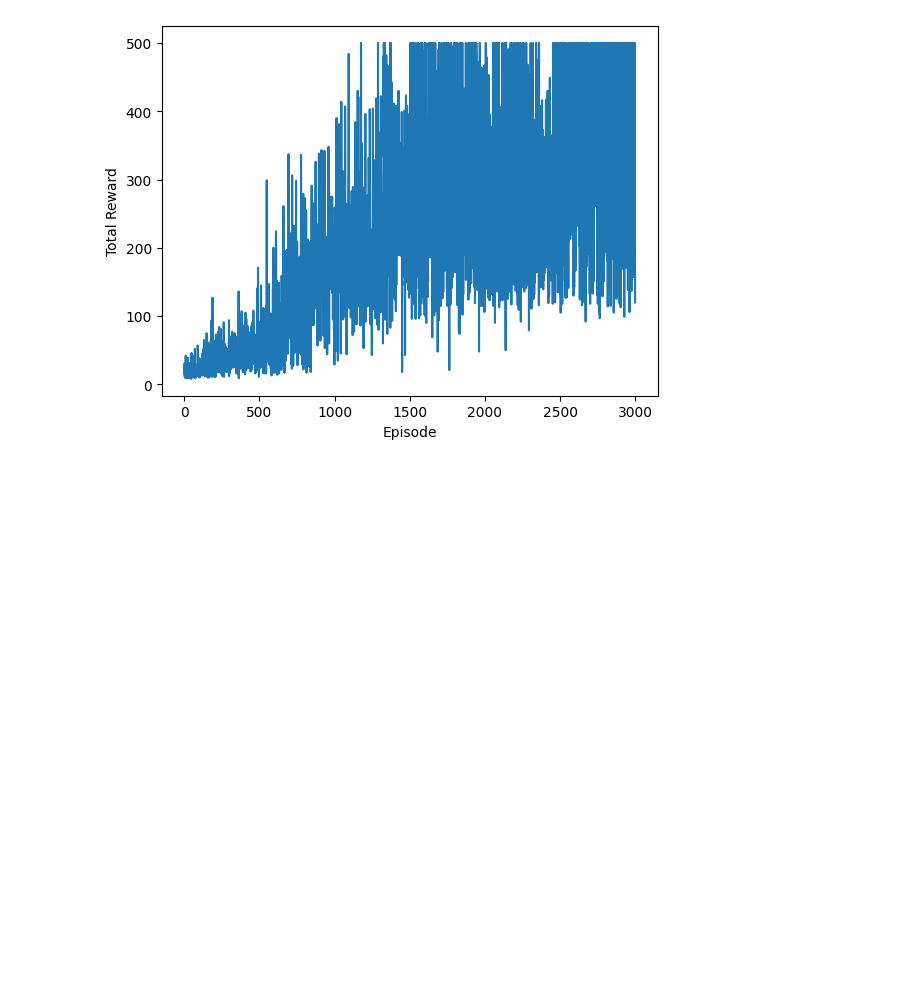
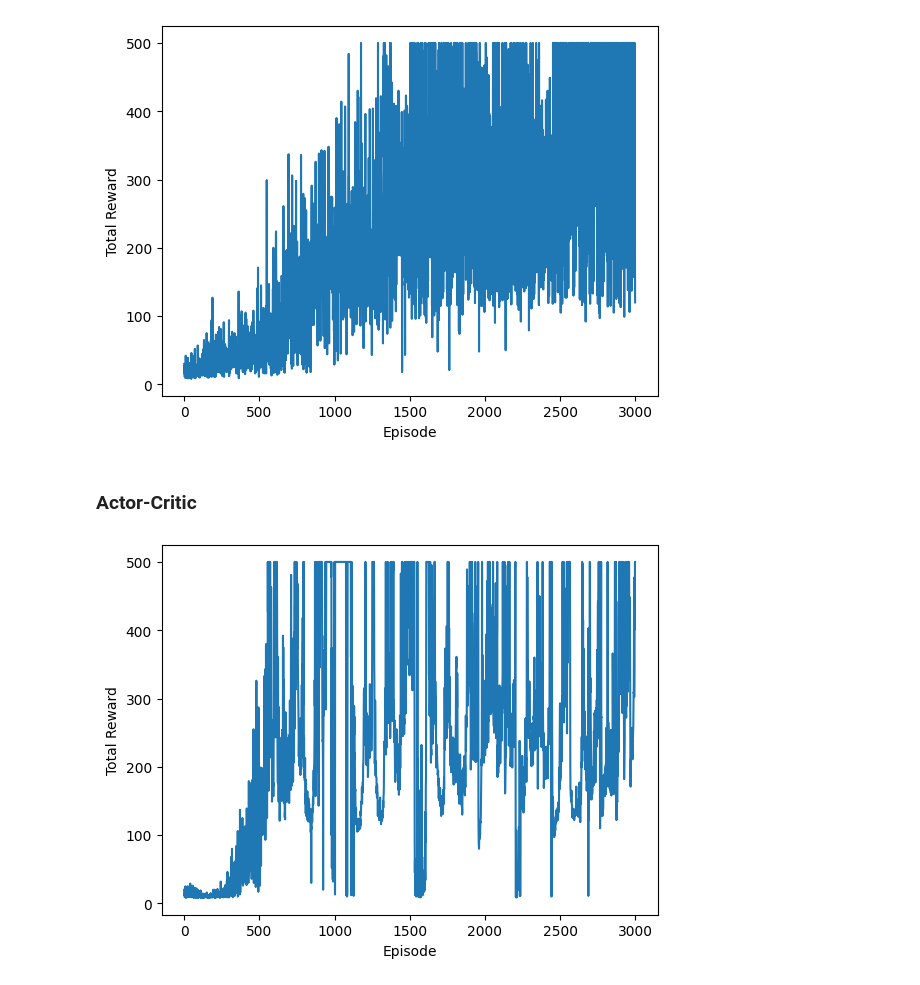
Before and after one commit to Aprilistic/reinforcement_learning, a Jupyter notebook: DL_from_scratch_4/ch09/policy_gradient.ipynb, the cells around one changed output. Saved outputs shown, nothing was run; the diff lists cells and outputs as text; code cells hidden in the pictures; blank space fills up the shorter version.

Commit message:
Actor-Critic

```diff
--- a/DL_from_scratch_4/ch09/policy_gradient.ipynb
+++ b/DL_from_scratch_4/ch09/policy_gradient.ipynb
@@ -165,3 +165,5 @@ for episode in range(episodes):
 plot_total_reward(reward_history)
 # %% [output]
 [figure]
+# %% [markdown]
+### Actor-Critic
@@ -167,0 +234,26 @@ plot_total_reward(reward_history)
+# %%
+episodes = 3000
+env = gym.make('CartPole-v1', render_mode='rgb_array')
+agent = Agent()
+reward_history = []
+
+for episode in range(episodes):
+    state = env.reset()[0]
+    done = False
+    total_reward = 0
+
+    while not done:
+        action, prob = agent.get_action(state)
+        next_state, reward, terminated, truncated, info = env.step(action)
+        done = terminated | truncated
+
+        agent.update(state, prob, reward, next_state, done)
+
+        state = next_state
+        total_reward += reward
+
+    reward_history.append(total_reward)
+
+plot_total_reward(reward_history)
+# %% [output]
+[figure, added]
```
Also changed, not shown: parts of 2 cells of this notebook.
